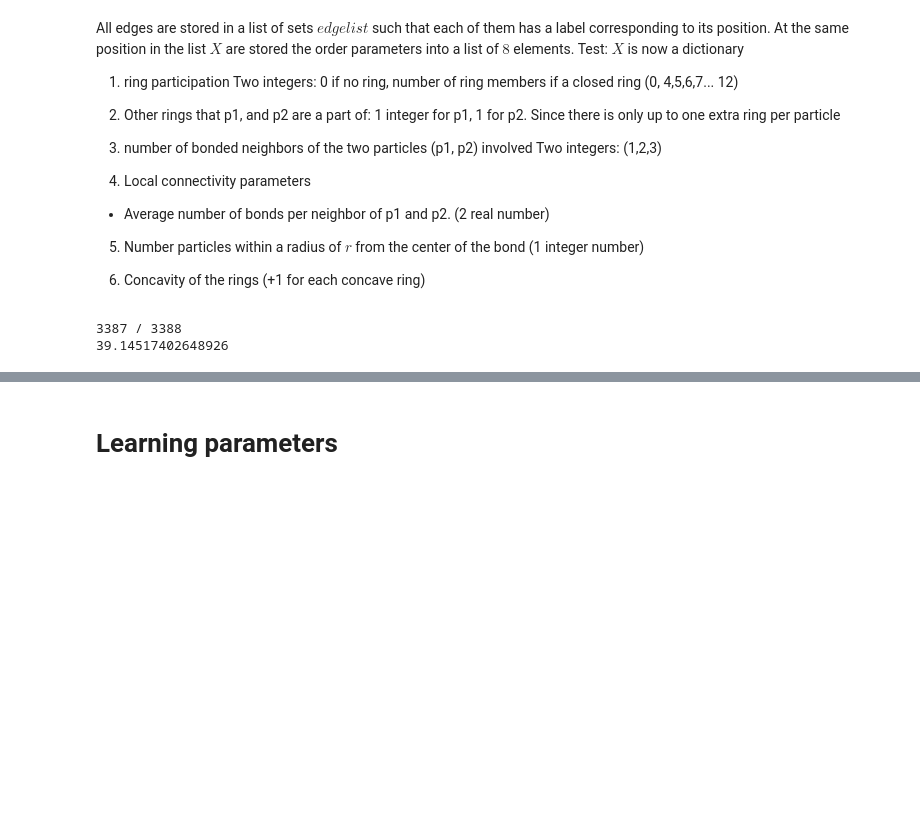
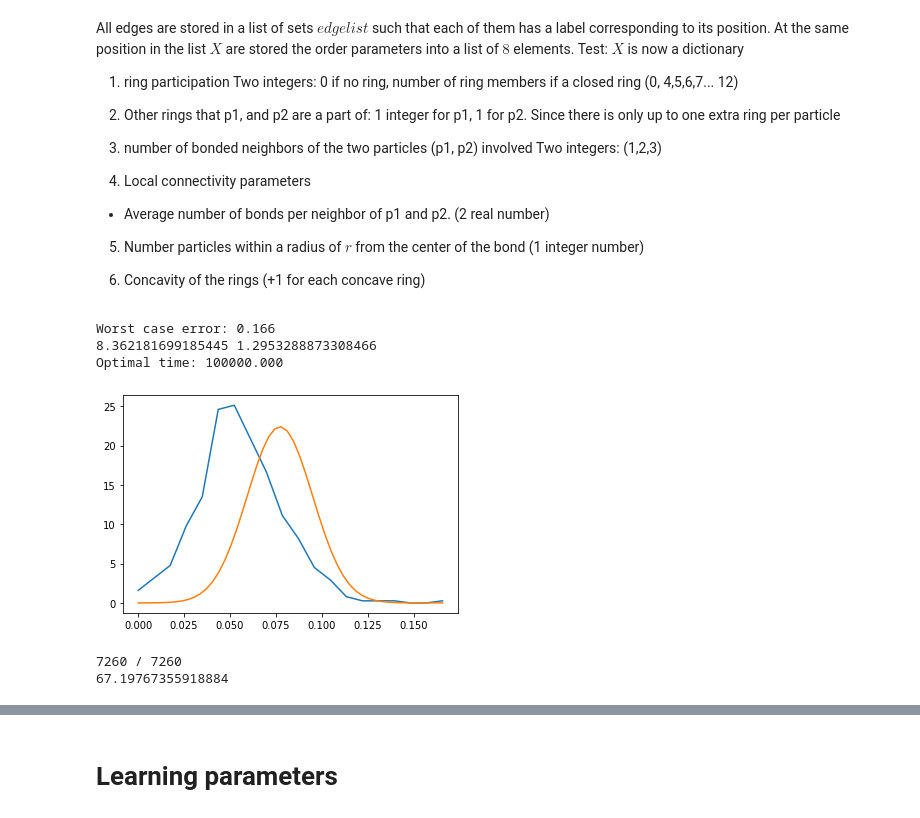
Before and after one commit to Simone7monaco/PatchyParticles, a Jupyter notebook: MULTI_OrderParameters.ipynb, the cells around one changed output, grey strips where cells are left out. Saved outputs shown, nothing was run; the diff lists cells and outputs as text; code cells hidden in the pictures; blank space fills up the shorter version.

```diff
--- a/MULTI_OrderParameters.ipynb
+++ b/MULTI_OrderParameters.ipynb
@@ -31,12 +31,12 @@ from IPython.display import clear_output
 # %%
 events=[]
 C=[]
-d=65; e=333
+d=75; e=400
 
-multis=range(7)
+multis=range(15)
 for i in multis:
-    sname="MULTI_484/S."+str(d)+"."+str(e)+"/s."+str(d)+"."+str(e)+"."+str(i)+".patch"
-    tname="MULTI_484/T."+str(d)+"."+str(e)+"/b."+str(d)+"."+str(e)+"."+str(i)+".dat"
+    sname="MULTI_484/S."+str(d)+"."+str(e)+"/snap."+str(d)+"."+str(e)+"."+str(i)+".patch"
+    tname="MULTI_484/T."+str(d)+"."+str(e)+"/bl."+str(d)+"."+str(e)+"."+str(i)+".dat"
 
     l = 0
     carry_events=[]
@@ -93,19 +93,34 @@ for snap in multis:
         G[snap][int(ev[1])].add(int(ev[0]))
         y[snap].append(evs[-1])
 
-    y[snap] = time/np.array(y[snap])
-#     print(np.mean(y[snap]), np.std(y[snap]))
-    y[snap] = y[snap]/np.mean(y[snap])
-
-# wc_idx = np.argmin(y)
-# opt_time=y[wc_idx]
-# errors = time/(np.array(y))**1.5
-
-# print("Worst case error: %.3f"% errors[wc_idx])
-# t_b = (((y-np.mean(y))/np.std(y))+1)/2
-
-# opt_time=opt_time*y[wc_idx]
-# print("Optimal time: %.3f"% opt_time)
+    if snap==0:
+        wc_idx = np.argmin(y[snap])
+        opt_time=y[snap][wc_idx]
+        errors = time/(np.array(y[snap]))**1.5
+        print("Worst case error: %.3f"% errors[wc_idx])
+        y[snap] = time/np.array(y[snap])
+        print(np.mean(y[snap]), np.std(y[snap]))
+        t_b = (((y[snap]-np.mean(y[snap]))/np.std(y[snap]))+1)/2
+        opt_time=opt_time*y[snap][wc_idx]
+        print("Optimal time: %.3f"% opt_time)
+    else:
+        y[snap] = time/np.array(y[snap])
+        y[snap] = y[snap]/np.mean(y[snap])
+# %% [output]
+Worst case error: 0.166
+8.362181699185445 1.2953288873308466
+Optimal time: 100000.000
+# %%
+he=np.histogram(errors, bins=20, density=True)
+m,v = errors.mean(), errors.var()
+xe=np.linspace(0, he[1][-1], he[0].size)
+xe2=np.linspace(0, he[1][-1])
+plt.plot(xe, he[0])
+
+plt.plot(xe2, np.exp(-(xe2-m)**2/(2*v))/np.sqrt(2*np.pi*v))
+plt.show()
+# %% [output]
+[figure, added]
 # %%
 def rescale(x, M=xsize):
     if x>M/2:
@@ -194,7 +209,7 @@ def rneighbors(i, j, snap, r=(1, 1.25, 1.5)):
 X = [[-1*np.ones(12) for i in range(len(edgelist[snap]))] for snap in multis]
 t0= tm.time()
 
-cnt=0
+cnt=1
 for snap in multis:
     P= dict()
     for i in range(N):
@@ -242,8 +257,8 @@ for snap in multis:
 
 print(tm.time()-t0)
 # %% [output]
-3387 / 3388
-39.14517402648926
+7260 / 7260
+67.19767355918884
 # %%
 X0=np.array(X[0])
 y0=np.array(y[0])
```
Also changed, not shown: parts of 9 cells of this notebook.
